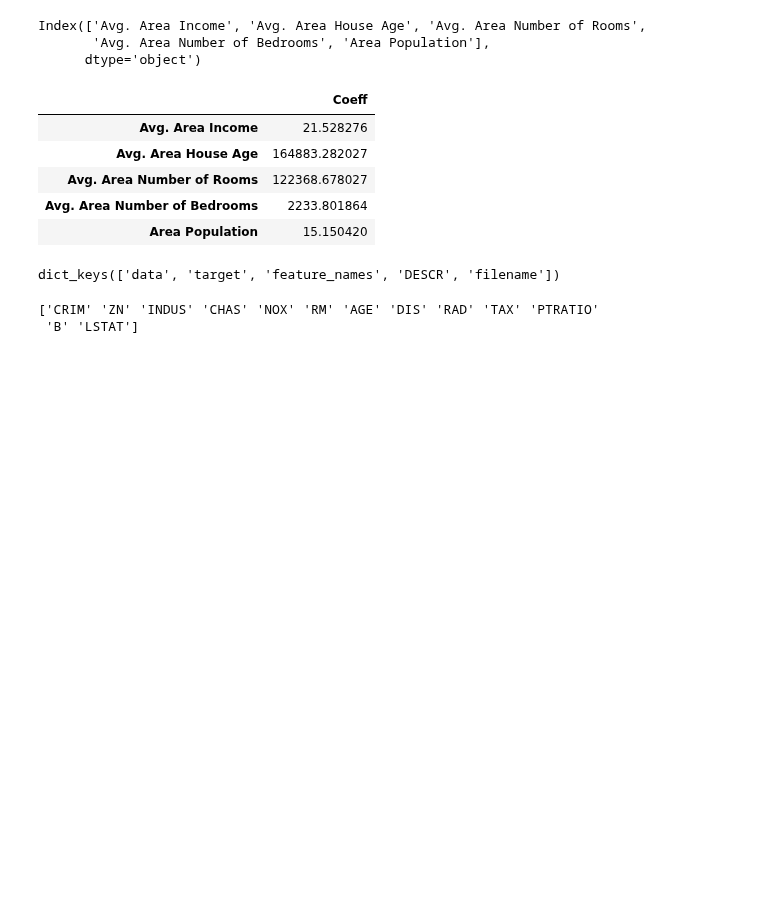
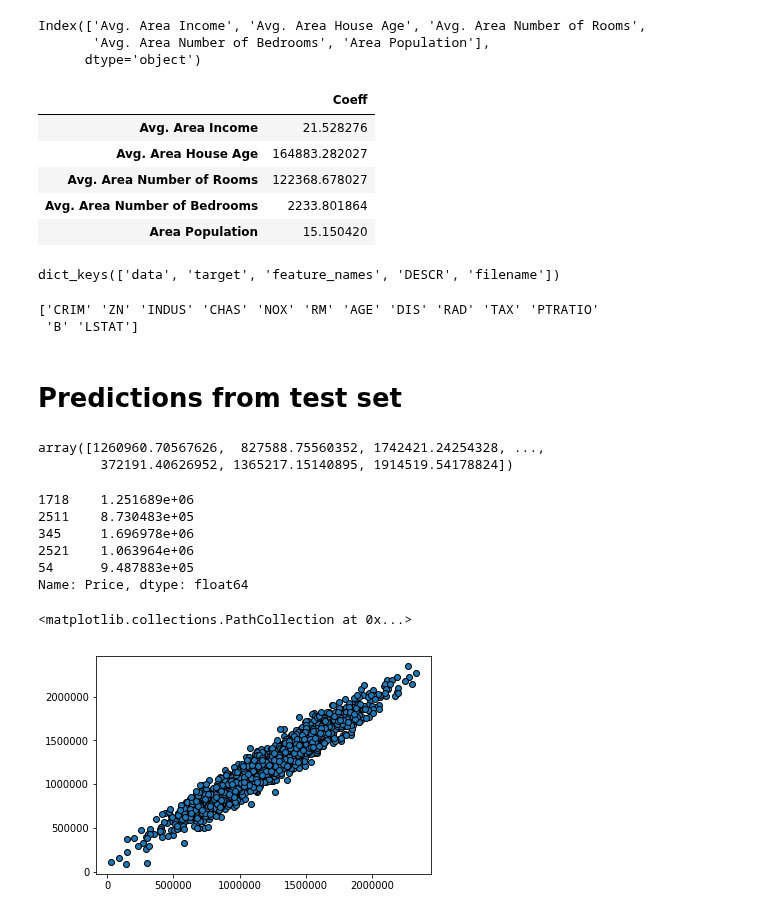
Before and after one commit to BrianAKass/Machine-Learning-Projects, a Jupyter notebook: PML Projects/09-02- Linear Regression with Python. .ipynb, the cells around one changed output. Cells and saved outputs as stored; diff of their text form; code cells hidden in the pictures; blank space fills up the shorter version.

```diff
--- a/PML Projects/09-02- Linear Regression with Python. .ipynb
+++ b/PML Projects/09-02- Linear Regression with Python. .ipynb
@@ -132,3 +132,26 @@ print(boston['feature_names'])
 # %% [output]
 ['CRIM' 'ZN' 'INDUS' 'CHAS' 'NOX' 'RM' 'AGE' 'DIS' 'RAD' 'TAX' 'PTRATIO'
  'B' 'LSTAT']
+# %% [markdown]
+# Predictions from test set
+# %%
+predictions = lm.predict(X_test)
+# %%
+predictions
+# %% [output]
+array([1260960.70567626,  827588.75560352, 1742421.24254328, ...,
+        372191.40626952, 1365217.15140895, 1914519.54178824])
+# %%
+y_test.head() #contains correct prices of house
+# %% [output]
+1718    1.251689e+06
+2511    8.730483e+05
+345     1.696978e+06
+2521    1.063964e+06
+54      9.487883e+05
+Name: Price, dtype: float64
+# %%
+plt.scatter(y_test,predictions,edgecolor='Black')
+# %% [output]
+<matplotlib.collections.PathCollection at 0x...>
+[figure, added]
```
Also changed, not shown: parts of 4 cells of this notebook.
